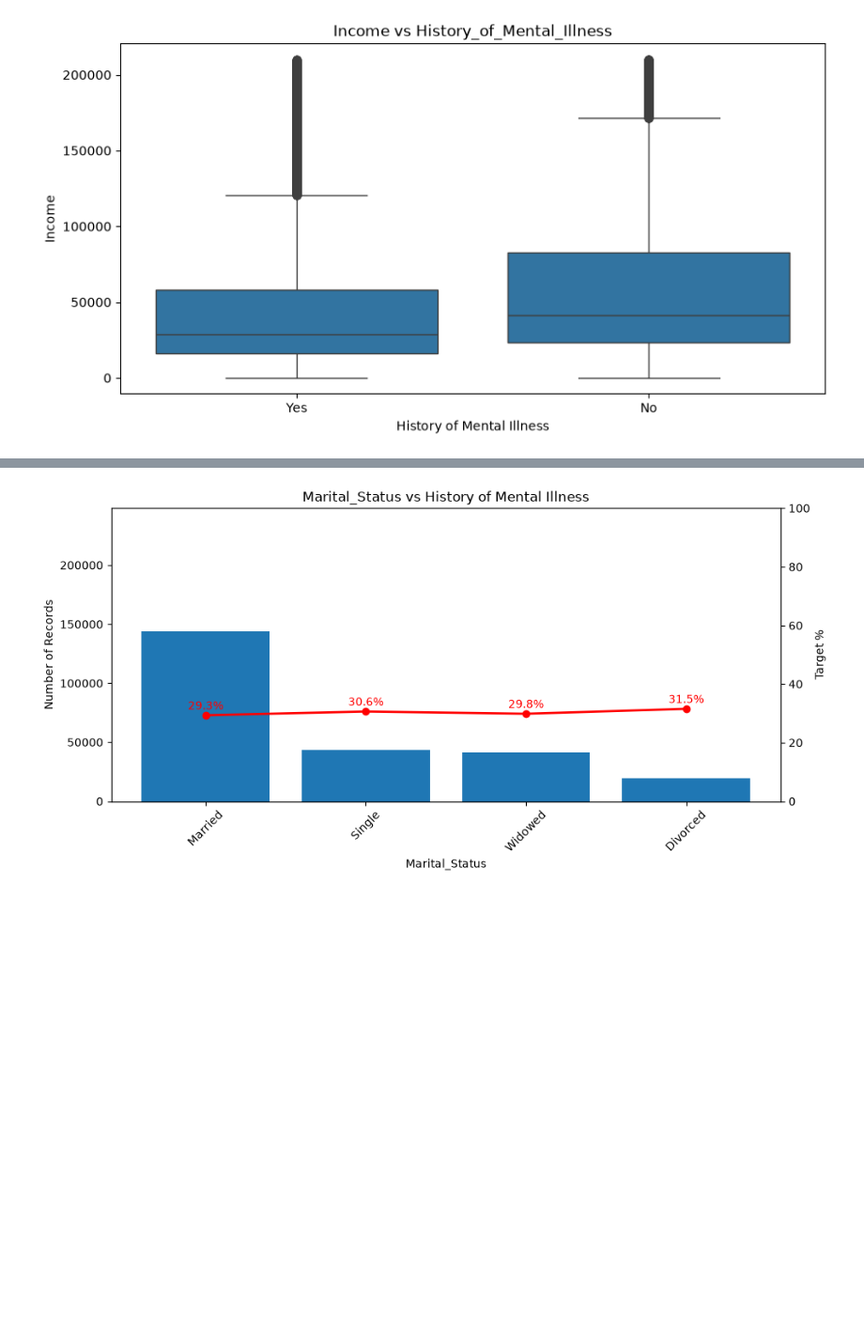
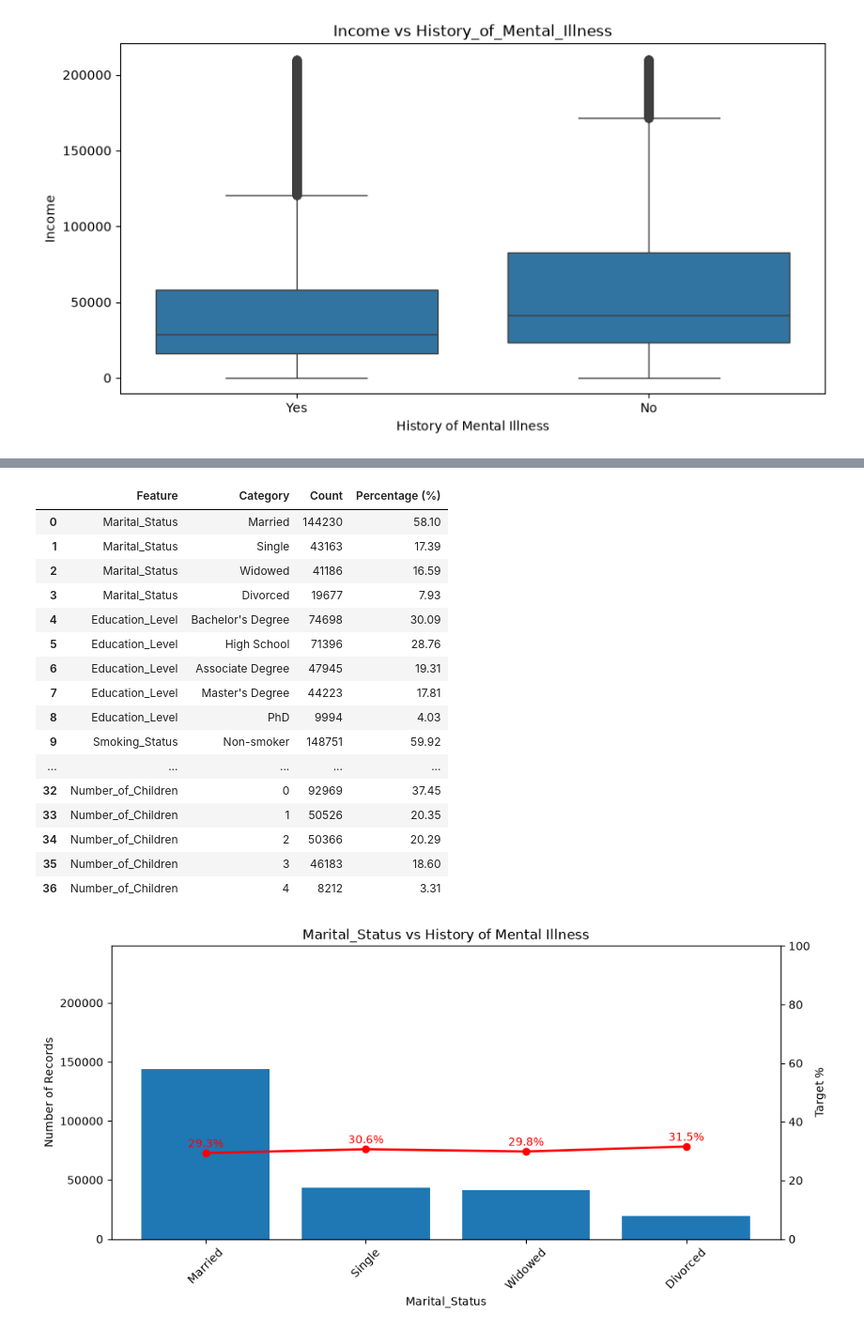
Before and after one commit to LunaJiang188/Mental-health-prediction, a Jupyter notebook: src/data_explore.ipynb, the cells around one changed output, grey strips where cells are left out. Shown at 94% size. Drawn from its saved outputs; the diff is of its cells as text; code cells hidden in the pictures; blank space fills up the shorter version.

```diff
--- a/src/data_explore.ipynb
+++ b/src/data_explore.ipynb
@@ -176,3 +220,38 @@ for feature in numeric_features:
+# %%
+categorical_summary = []
+
+for feature in categorical_features:
+    counts = (df[df["data_split"] == "train"][feature].value_counts())
+    percentages = (df[df["data_split"] == "train"][feature].value_counts(normalize=True).mul(100).round(2))
+
+    for category in counts.index:
+        categorical_summary.append({
+            "Feature": feature,
+            "Category": category,
+            "Count": counts[category],
+            "Percentage (%)": percentages[category]
+        })
+# %%
+categorical_summary_df = pd.DataFrame(categorical_summary)
+categorical_summary_df
+# %% [output]
+|  | Feature | Category | Count | Percentage (%) |
+| 0 | Marital_Status | Married | 144230 | 58.10 |
+| 1 | Marital_Status | Single | 43163 | 17.39 |
+| 2 | Marital_Status | Widowed | 41186 | 16.59 |
+| 3 | Marital_Status | Divorced | 19677 | 7.93 |
+| 4 | Education_Level | Bachelor's Degree | 74698 | 30.09 |
+| 5 | Education_Level | High School | 71396 | 28.76 |
+| 6 | Education_Level | Associate Degree | 47945 | 19.31 |
+| 7 | Education_Level | Master's Degree | 44223 | 17.81 |
+| 8 | Education_Level | PhD | 9994 | 4.03 |
+| 9 | Smoking_Status | Non-smoker | 148751 | 59.92 |
+| ... | ... | ... | ... | ... |
+| 32 | Number_of_Children | 0 | 92969 | 37.45 |
+| 33 | Number_of_Children | 1 | 50526 | 20.35 |
+| 34 | Number_of_Children | 2 | 50366 | 20.29 |
+| 35 | Number_of_Children | 3 | 46183 | 18.60 |
+| 36 | Number_of_Children | 4 | 8212 | 3.31 |
 # %%
 for feature in categorical_features:
     category_counts = df[df["data_split"] == "train"][feature].value_counts()
```
Also changed, not shown: parts of 7 cells of this notebook, 1 other file.
